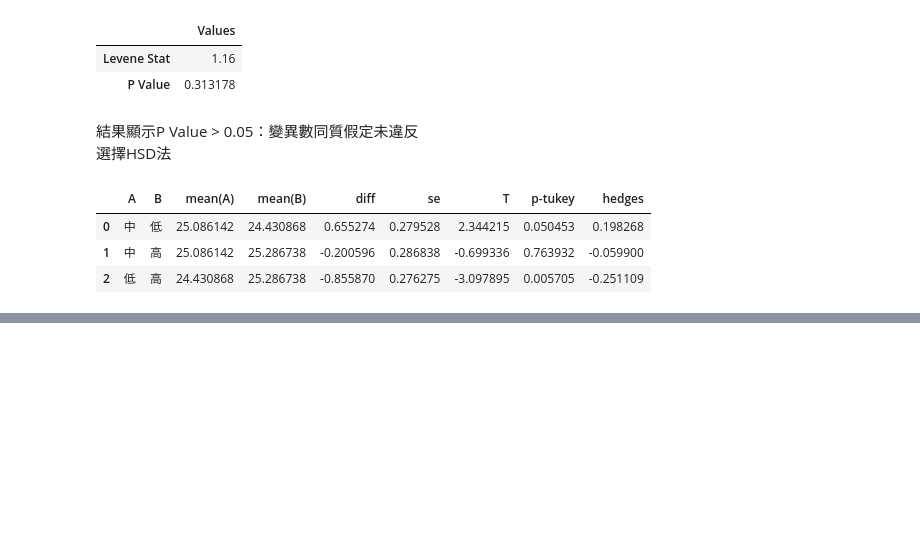
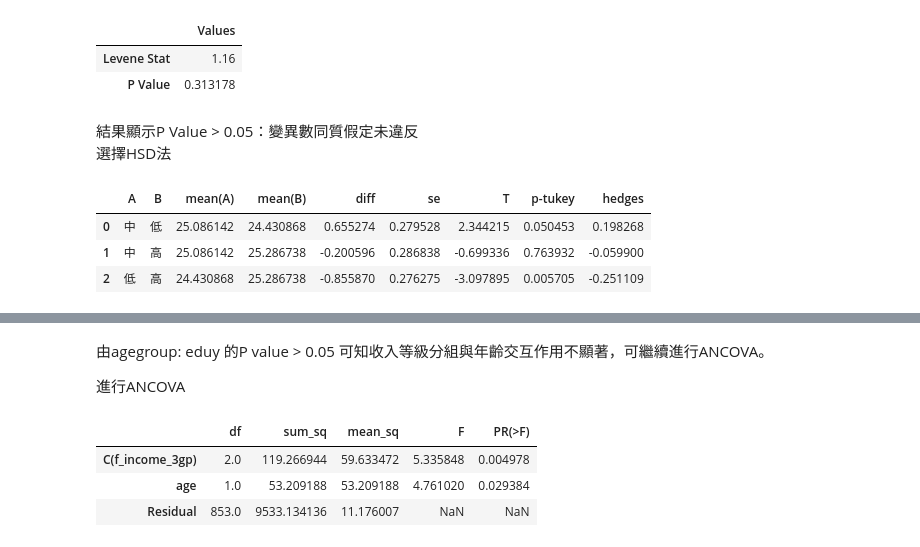
Before and after one commit to WendellLiu/ntpu-social-data-analysis, a Jupyter notebook: notebooks/midterm_1.ipynb, the cells around one changed output, grey strips where cells are left out. Cells and saved outputs as stored; diff of their text form; code cells hidden in the pictures; blank space fills up the shorter version.

```diff
--- a/notebooks/midterm_1.ipynb
+++ b/notebooks/midterm_1.ipynb
@@ -624,0 +675,12 @@ perform_post_hoc(df_9_cleared, levene_p = levene_p, val_col='G4_all', group_col=
+# %% [markdown]
+由agegroup: eduy 的P value > 0.05 可知收入等級分組與年齡交互作用不顯著，可繼續進行ANCOVA。
+
+進行ANCOVA
+# %%
+from statistic.anova import perform_ancova
+perform_ancova(df=df_10_cleared, val_col='G4_all', group_col='f_income_3gp', covar_col='age')
+# %% [output]
+|  | df | sum_sq | mean_sq | F | PR(>F) |
+| C(f_income_3gp) | 2.0 | 119.266944 | 59.633472 | 5.335848 | 0.004978 |
+| age | 1.0 | 53.209188 | 53.209188 | 4.761020 | 0.029384 |
+| Residual | 853.0 | 9533.134136 | 11.176007 | NaN | NaN |
```
Also changed, not shown: parts of 22 cells of this notebook, 2 other files.
